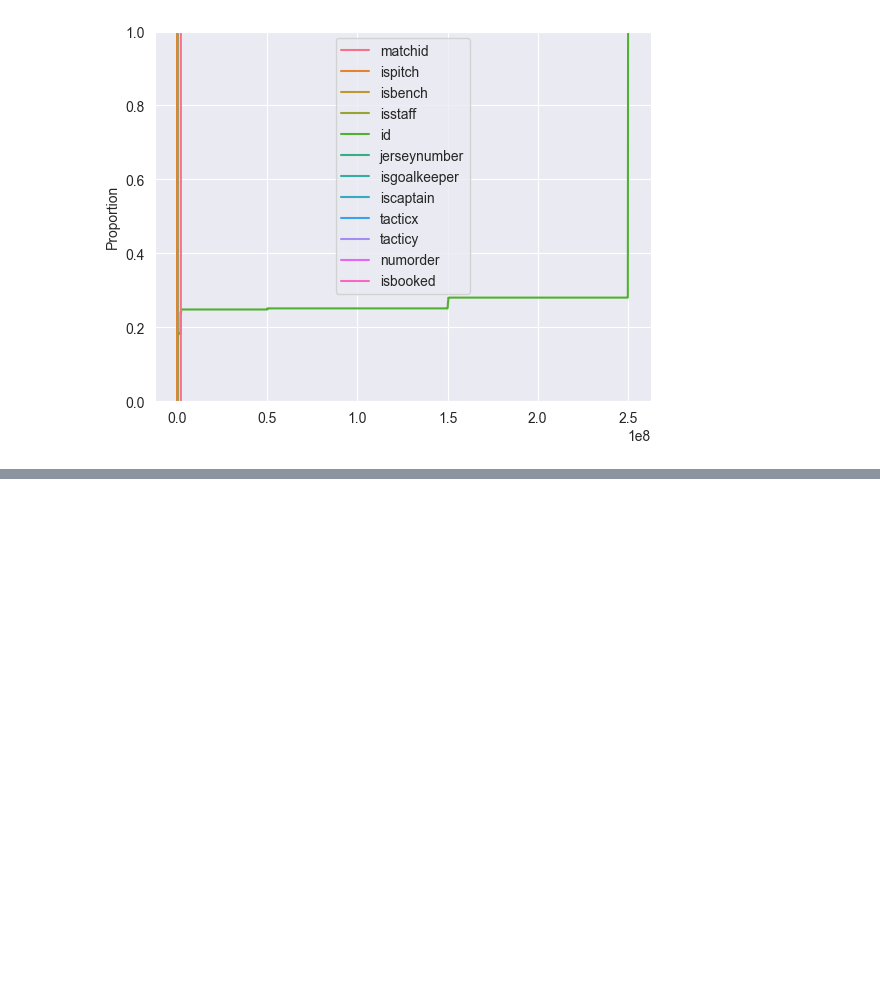
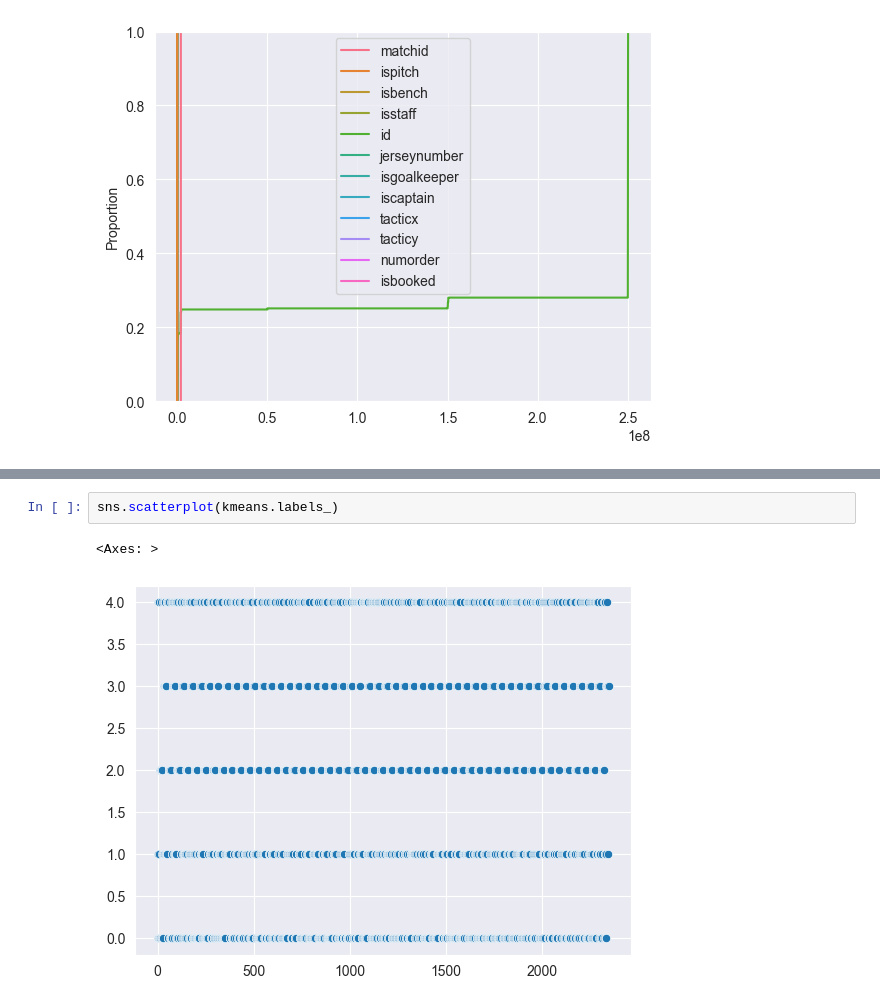
Before and after one commit to SFETNI/Omdena-UEFAEURO2024, a Jupyter notebook: task2-data-analysis/match_line_ups.ipynb, the cells around one changed output, grey strips where cells are left out. Cells and saved outputs as stored; diff of their text form; blank space fills up the shorter version.

```diff
--- a/task2-data-analysis/match_line_ups.ipynb
+++ b/task2-data-analysis/match_line_ups.ipynb
@@ -236,0 +319,5 @@ sns.ecdfplot(data=data)
+# %%
+sns.scatterplot(kmeans.labels_)
+# %% [output]
+<Axes: >
+[figure, added]
```
Also changed, not shown: parts of 12 cells of this notebook.
